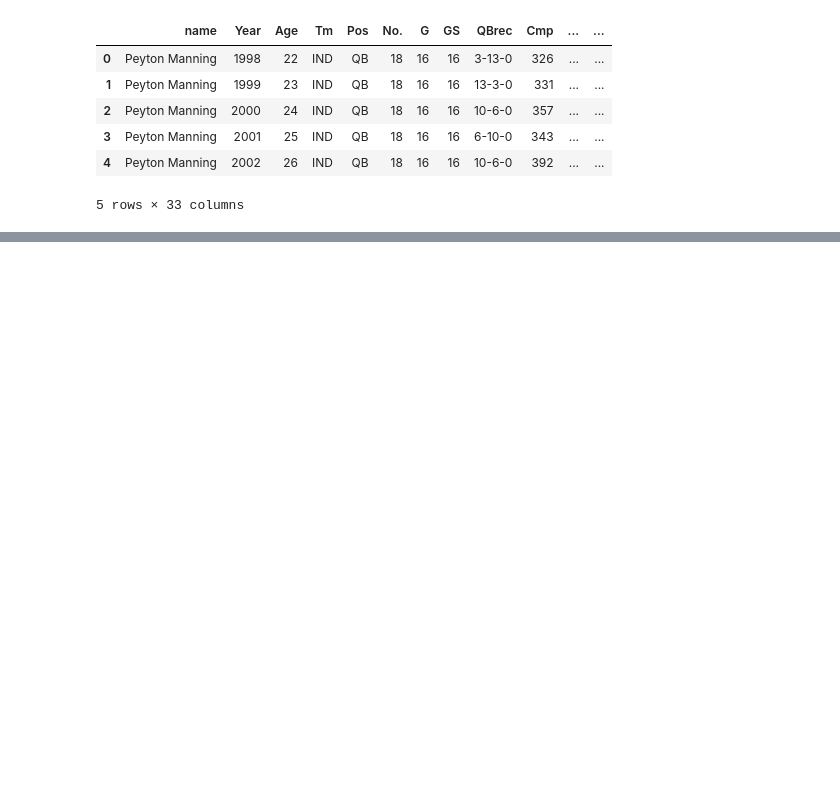
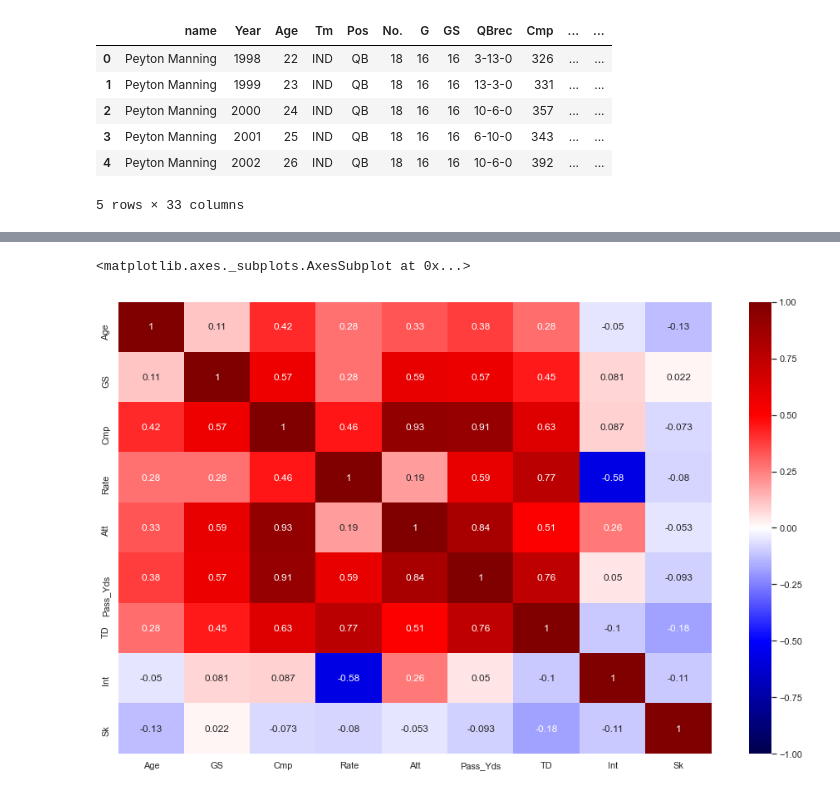
Before and after one commit to brokengrappler/QB_TD_Metis_project, a Jupyter notebook: jpnb/QB_Career_EDA.ipynb, the cells around one changed output, grey strips where cells are left out. Drawn from its saved outputs; the diff is of its cells as text; code cells hidden in the pictures; blank space fills up the shorter version.

```diff
--- a/jpnb/QB_Career_EDA.ipynb
+++ b/jpnb/QB_Career_EDA.ipynb
@@ -109,0 +131,3 @@ calc_df
+# %%
+sel_stat_df = sel_stat_df[sel_stat_df['Att'] > 20]
+sel_stat_df
@@ -109,0 +163,3 @@ calc_df
+# %%
+sel_stat_df = sel_stat_df[sel_stat_df['GS'] > 12]
+sel_stat_df[sel_stat_df['name'] == 'Alex Smith']
@@ -109,0 +175,2 @@ calc_df
+# %%
+sel_stat_df['Rate'] = sel_stat_df['Rate'].astype(float)
@@ -109,0 +198,3 @@ calc_df
+# %%
+graph_stat_df = sel_stat_df[['Age', 'GS', 'Cmp', 'Rate', 'Att',
+       'Pass_Yds', 'TD', 'Int', 'Sk']]
@@ -109,0 +214,6 @@ calc_df
+# %%
+plt.figure(figsize=(16,10))
+sns.heatmap(graph_stat_df.corr(), cmap='seismic', annot=True, vmin=-1, vmax=1)
+# %% [output]
+<matplotlib.axes._subplots.AxesSubplot at 0x...>
+[figure, added]
```
Also changed, not shown: parts of 56 cells of this notebook, 11 other files.
